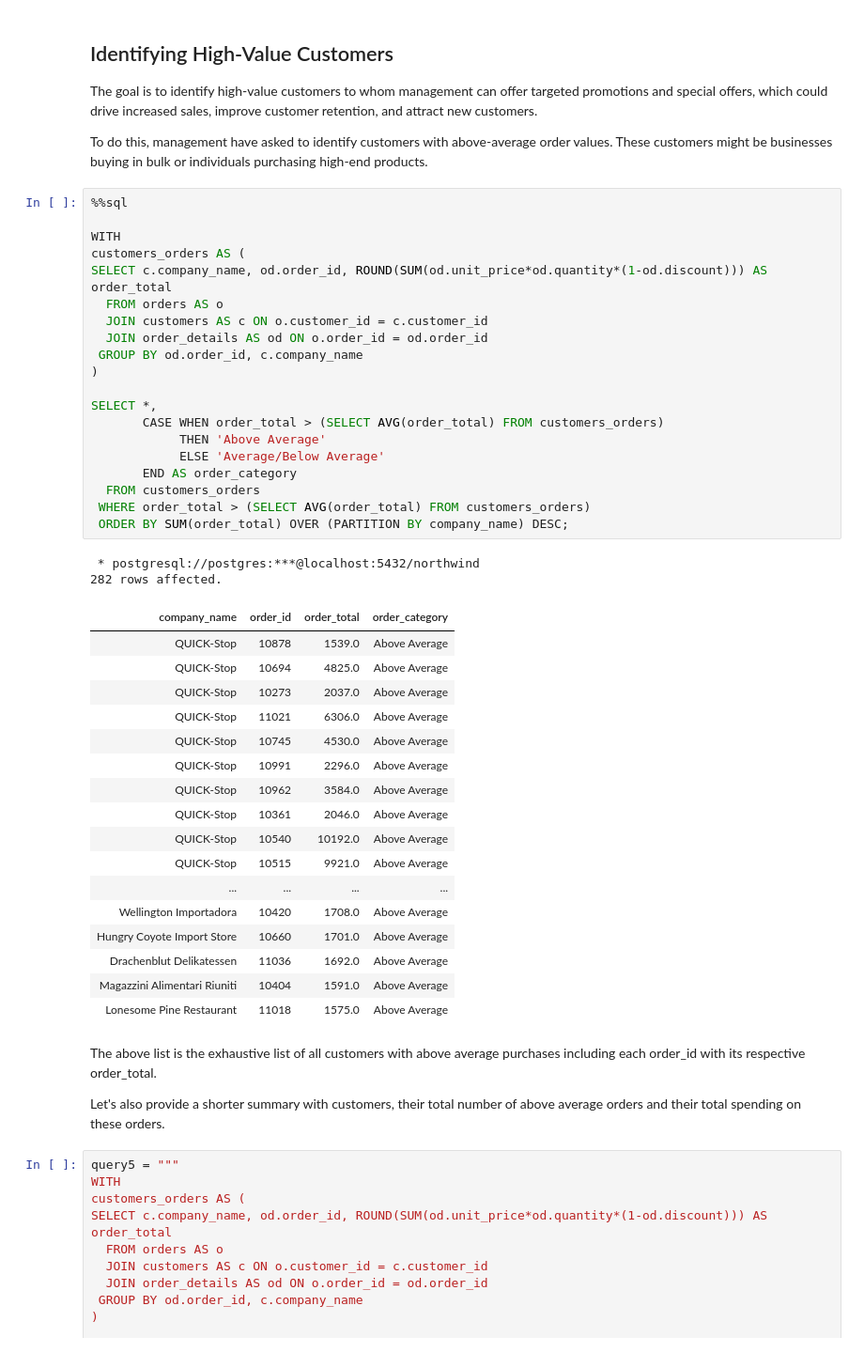
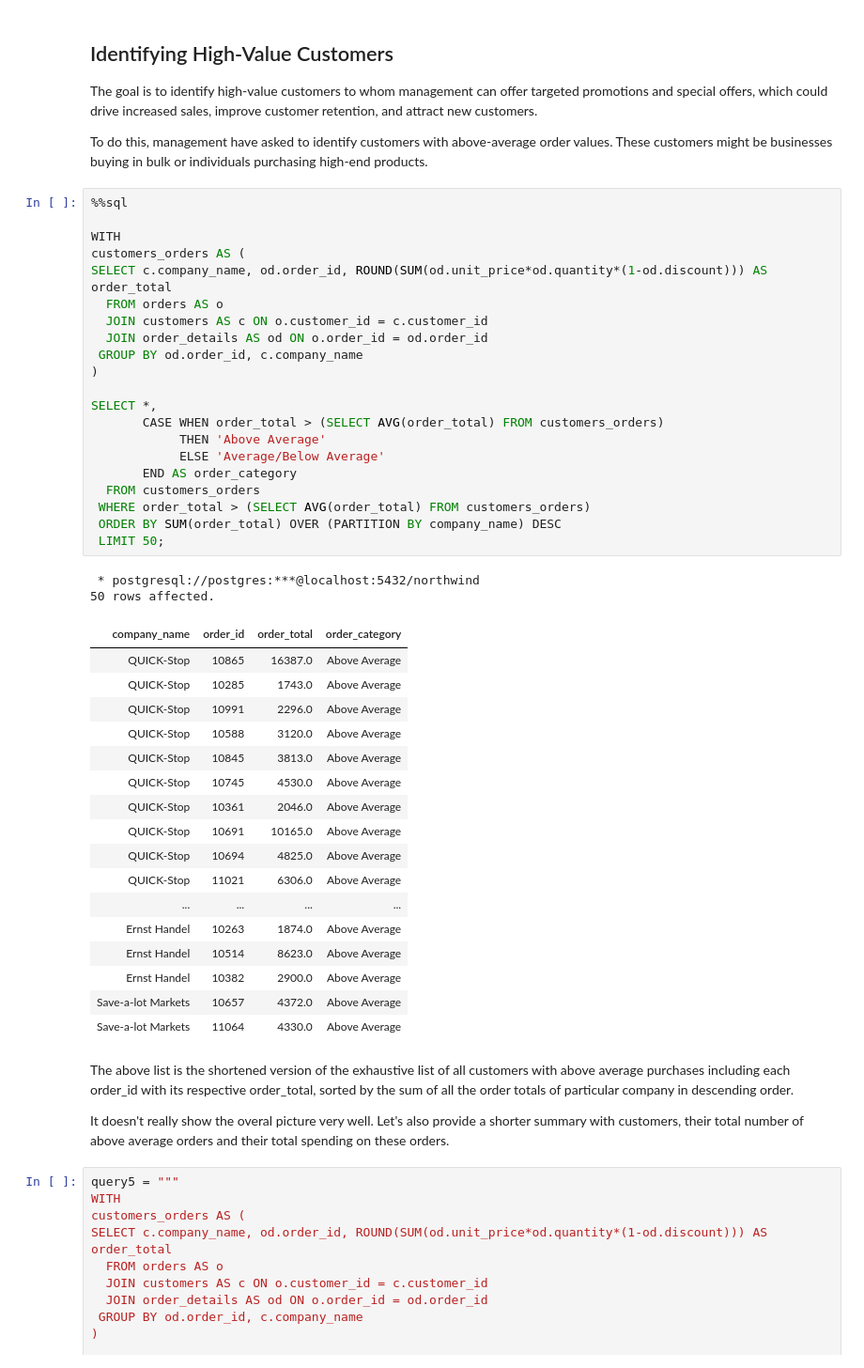
Before and after one commit to VeronikaKudry/business-insights-with-PostgreSQL, a Jupyter notebook: Strategic Business Insights with PostgreSQL.ipynb, the cells around one changed output. Shown at 94% size. Cells and saved outputs as stored; diff of their text form.

Commit message:
Updated .ipynb to shorten the unnecessary long list

```diff
--- a/Strategic Business Insights with PostgreSQL.ipynb
+++ b/Strategic Business Insights with PostgreSQL.ipynb
@@ -491,47 +491,48 @@ To do this, management have asked to identify customers with above-average order
 # %%
 %%sql
 
 WITH
 customers_orders AS (
 SELECT c.company_name, od.order_id, ROUND(SUM(od.unit_price*od.quantity*(1-od.discount))) AS order_total
   FROM orders AS o
   JOIN customers AS c ON o.customer_id = c.customer_id
   JOIN order_details AS od ON o.order_id = od.order_id
  GROUP BY od.order_id, c.company_name
 )
 
 SELECT *,
        CASE WHEN order_total > (SELECT AVG(order_total) FROM customers_orders)
             THEN 'Above Average'
             ELSE 'Average/Below Average'
        END AS order_category
   FROM customers_orders
  WHERE order_total > (SELECT AVG(order_total) FROM customers_orders)
- ORDER BY SUM(order_total) OVER (PARTITION BY company_name) DESC;
+ ORDER BY SUM(order_total) OVER (PARTITION BY company_name) DESC
+ LIMIT 50;
 # %% [output]
  * postgresql://postgres:***@localhost:5432/northwind
-282 rows affected.
+50 rows affected.
 | company_name | order_id | order_total | order_category |
-| QUICK-Stop | 10878 | 1539.0 | Above Average |
+| QUICK-Stop | 10865 | 16387.0 | Above Average |
+| QUICK-Stop | 10285 | 1743.0 | Above Average |
+| QUICK-Stop | 10991 | 2296.0 | Above Average |
+| QUICK-Stop | 10588 | 3120.0 | Above Average |
+| QUICK-Stop | 10845 | 3813.0 | Above Average |
+| QUICK-Stop | 10745 | 4530.0 | Above Average |
+| QUICK-Stop | 10361 | 2046.0 | Above Average |
+| QUICK-Stop | 10691 | 10165.0 | Above Average |
 | QUICK-Stop | 10694 | 4825.0 | Above Average |
-| QUICK-Stop | 10273 | 2037.0 | Above Average |
 | QUICK-Stop | 11021 | 6306.0 | Above Average |
-| QUICK-Stop | 10745 | 4530.0 | Above Average |
-| QUICK-Stop | 10991 | 2296.0 | Above Average |
-| QUICK-Stop | 10962 | 3584.0 | Above Average |
-| QUICK-Stop | 10361 | 2046.0 | Above Average |
-| QUICK-Stop | 10540 | 10192.0 | Above Average |
-| QUICK-Stop | 10515 | 9921.0 | Above Average |
 | ... | ... | ... | ... |
-| Wellington Importadora | 10420 | 1708.0 | Above Average |
-| Hungry Coyote Import Store | 10660 | 1701.0 | Above Average |
-| Drachenblut Delikatessen | 11036 | 1692.0 | Above Average |
-| Magazzini Alimentari Riuniti | 10404 | 1591.0 | Above Average |
-| Lonesome Pine Restaurant | 11018 | 1575.0 | Above Average |
+| Ernst Handel | 10263 | 1874.0 | Above Average |
+| Ernst Handel | 10514 | 8623.0 | Above Average |
+| Ernst Handel | 10382 | 2900.0 | Above Average |
+| Save-a-lot Markets | 10657 | 4372.0 | Above Average |
+| Save-a-lot Markets | 11064 | 4330.0 | Above Average |
 # %% [markdown]
-The above list is the exhaustive list of all customers with above average purchases including each order_id with its respective order_total.
+The above list is the shortened version of the exhaustive list of all customers with above average purchases including each order_id with its respective order_total, sorted by the sum of all the order totals of particular company in descending order.
 
-Let's also provide a shorter summary with customers, their total number of above average orders and their total spending on these orders.
+It doesn't really show the overal picture very well. Let's also provide a shorter summary with customers, their total number of above average orders and their total spending on these orders.
 # %%
 query5 = """
 WITH
```
Also changed, not shown: parts of 8 cells of this notebook.
